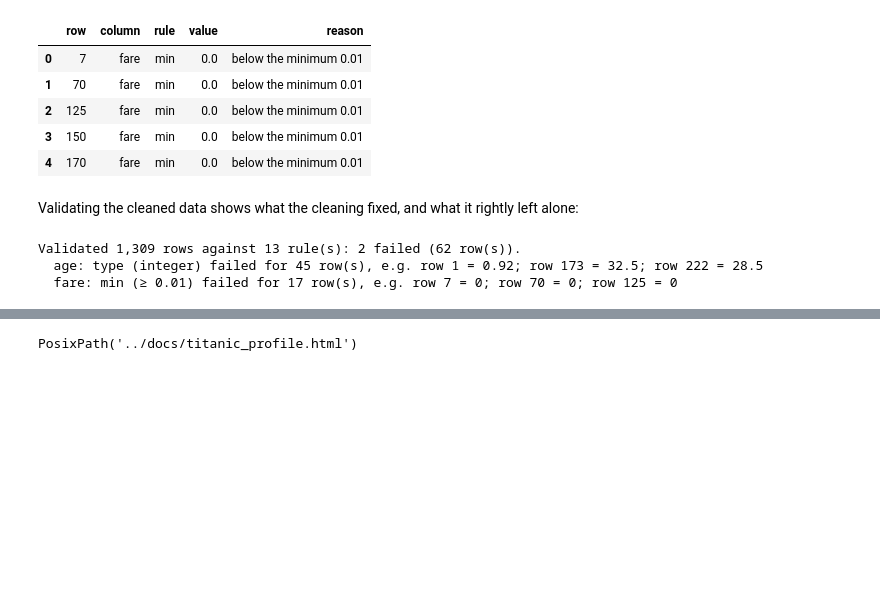
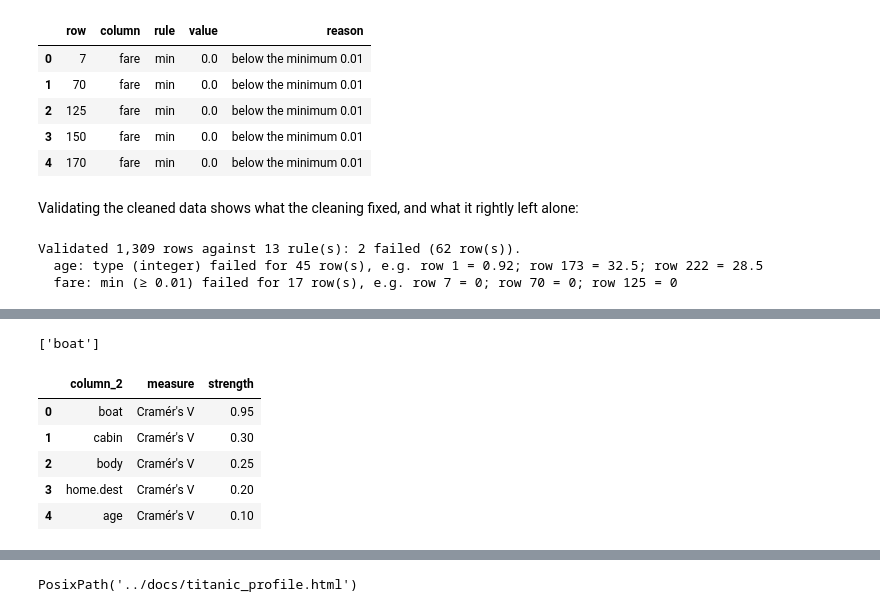
Before and after one commit to Dito-84/dstoolkit, a Jupyter notebook: notebooks/Profile_Titanic.ipynb, the cells around one changed output, grey strips where cells are left out. Cells and saved outputs as stored; diff of their text form; code cells hidden in the pictures; blank space fills up the shorter version.

```diff
--- a/notebooks/Profile_Titanic.ipynb
+++ b/notebooks/Profile_Titanic.ipynb
@@ -165,0 +170,14 @@ Validated 1,309 rows against 13 rule(s): 2 failed (62 row(s)).
+# %%
+model_report = dst.profile(raw, title='Titanic passengers: predicting survival', target='survived', charts=False)
+model_report.target.leaks
+# %% [output]
+['boat']
+# %%
+model_report.target.missingness[['column_2', 'measure', 'strength']].round(2)
+# %% [output]
+|  | column_2 | measure | strength |
+| 0 | boat | Cramér's V | 0.95 |
+| 1 | cabin | Cramér's V | 0.30 |
+| 2 | body | Cramér's V | 0.25 |
+| 3 | home.dest | Cramér's V | 0.20 |
+| 4 | age | Cramér's V | 0.10 |
```
Also changed, not shown: parts of 7 cells of this notebook, 9 other files.
